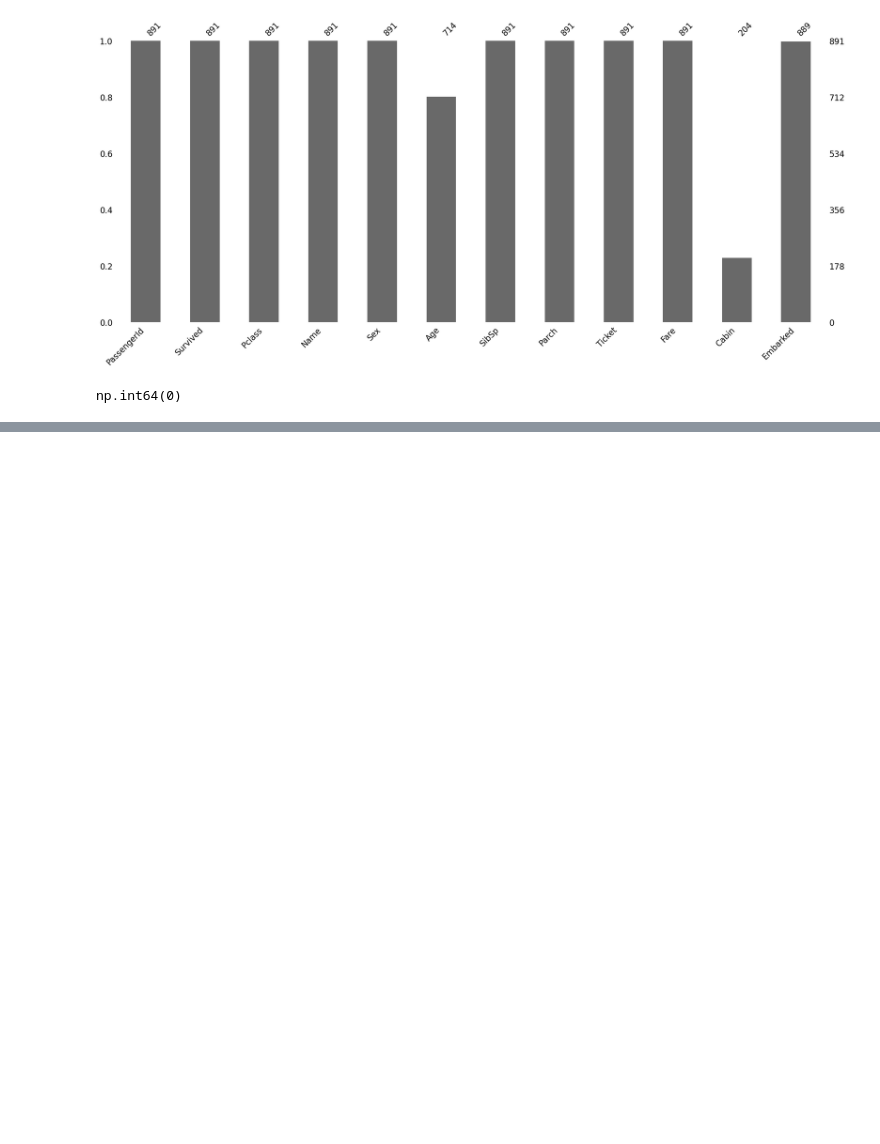
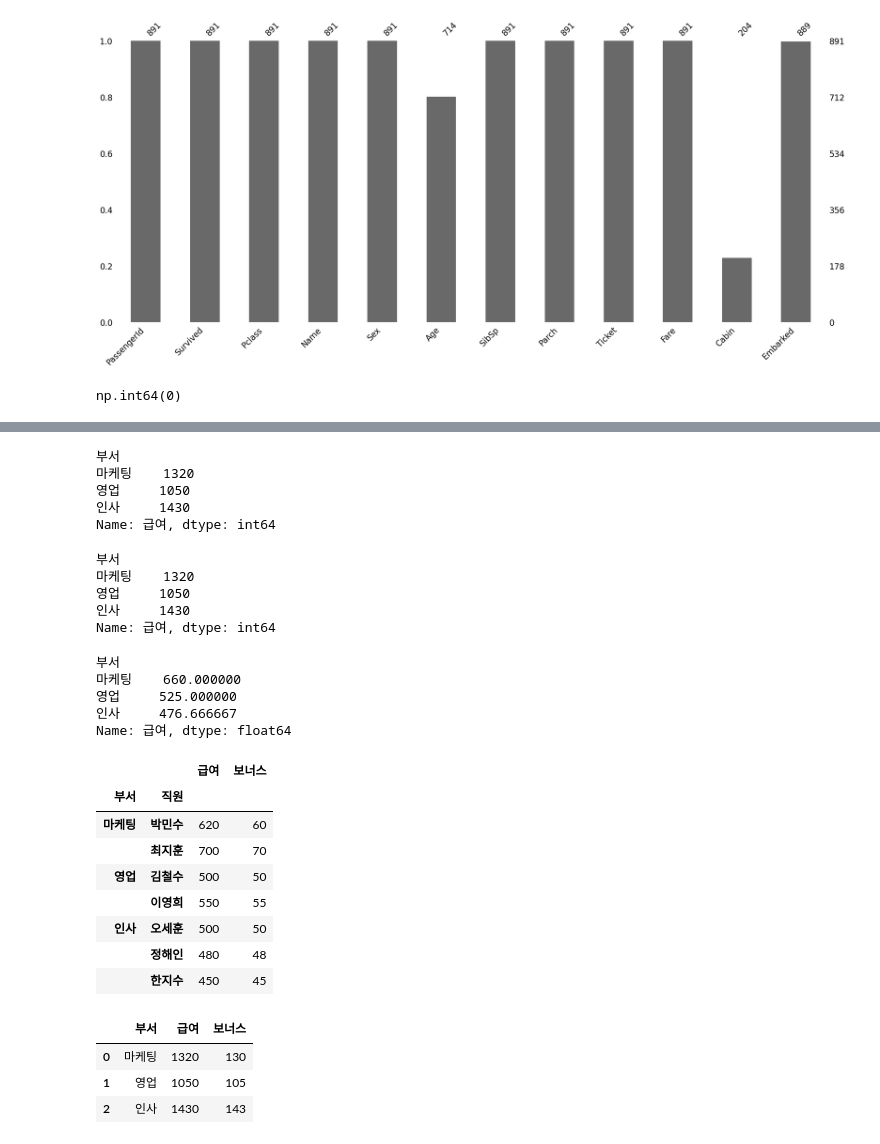
Before and after one commit to kimnahyeon99/python_dev, a Jupyter notebook: data_collection/05 타이타닉 데이터 분석.ipynb, the cells around one changed output, grey strips where cells are left out. Saved outputs shown, nothing was run; the diff lists cells and outputs as text; code cells hidden in the pictures; blank space fills up the shorter version.

```diff
--- a/data_collection/05 타이타닉 데이터 분석.ipynb
+++ b/data_collection/05 타이타닉 데이터 분석.ipynb
@@ -457,0 +489,52 @@ np.int64(0)
+# %%
+# 요건 : 부서별 급여 합
+# df.groupby('부서') 부서별 그룹핑 오브젝트
+df.groupby('부서').sum()['급여']
+# %% [output]
+부서
+마케팅    1320
+영업     1050
+인사     1430
+Name: 급여, dtype: int64
+# %%
+df.groupby('부서')['급여'].sum()
+# 이게 더 속도가 빠르다
+# %% [output]
+부서
+마케팅    1320
+영업     1050
+인사     1430
+Name: 급여, dtype: int64
+# %%
+# 부서별 평균 급여
+df.groupby('부서')['급여'].mean()
+# %% [output]
+부서
+마케팅    660.000000
+영업     525.000000
+인사     476.666667
+Name: 급여, dtype: float64
+# %%
+# 다중 컬럼으로 그룹핑
+df.groupby(['부서','직원'])[['급여','보너스']].sum()
+# %% [output]
+|  |  | 급여 | 보너스 |
+| 부서 | 직원 |  |  |
+| 마케팅 | 박민수 | 620 | 60 |
+|  | 최지훈 | 700 | 70 |
+| 영업 | 김철수 | 500 | 50 |
+|  | 이영희 | 550 | 55 |
+| 인사 | 오세훈 | 500 | 50 |
+|  | 정해인 | 480 | 48 |
+|  | 한지수 | 450 | 45 |
+# %%
+# 인덱스(부서)를 컬럼으로 보내기
+# 인덱스에 표시한 named index를 다시 컬럼으로 보내기
+# reset_index()
+# df.groupby('부서')[['급여','보너스']]
+df.groupby('부서')[['급여','보너스']].sum().reset_index()
+# %% [output]
+|  | 부서 | 급여 | 보너스 |
+| 0 | 마케팅 | 1320 | 130 |
+| 1 | 영업 | 1050 | 105 |
+| 2 | 인사 | 1430 | 143 |
```
Also changed, not shown: parts of 12 cells of this notebook, 1 other file.
